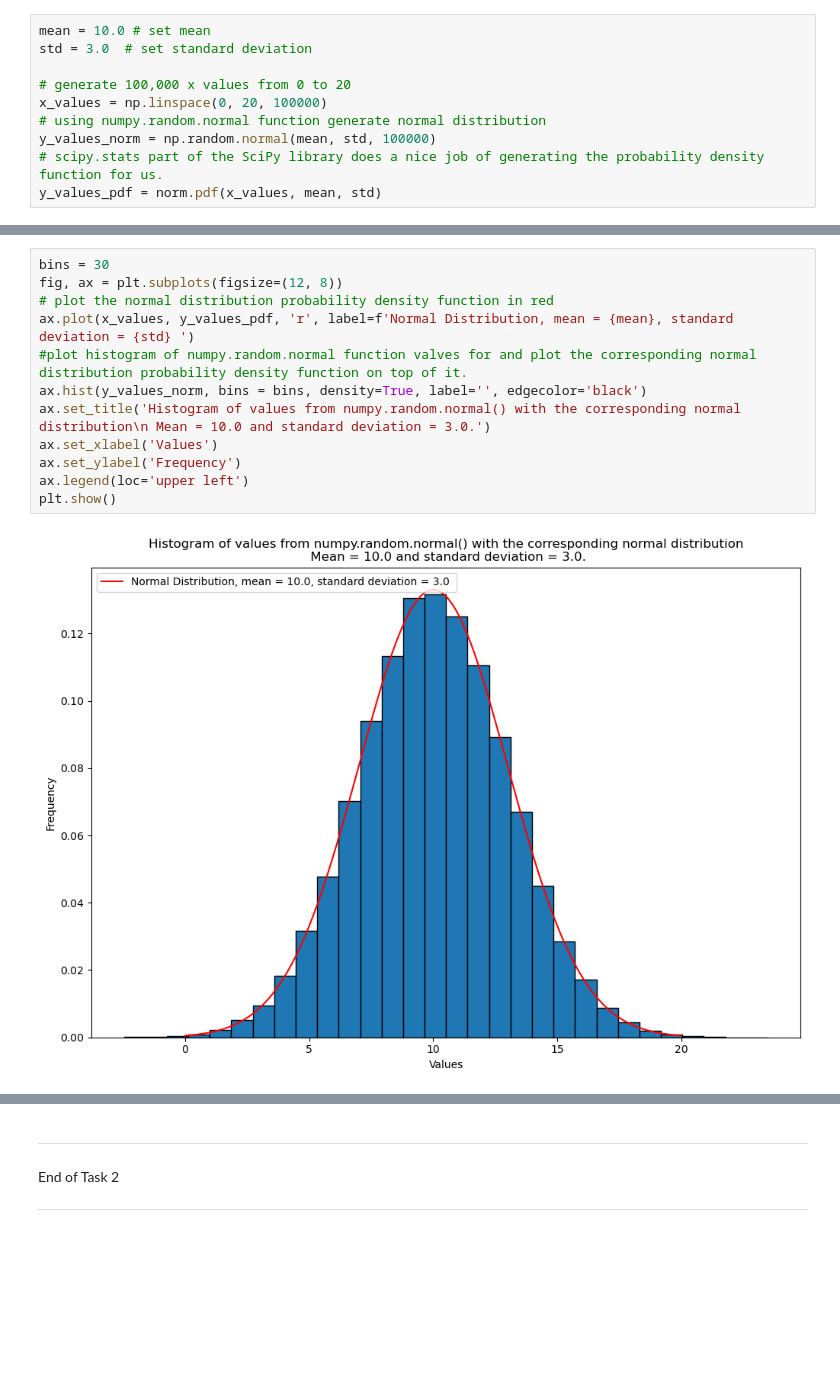
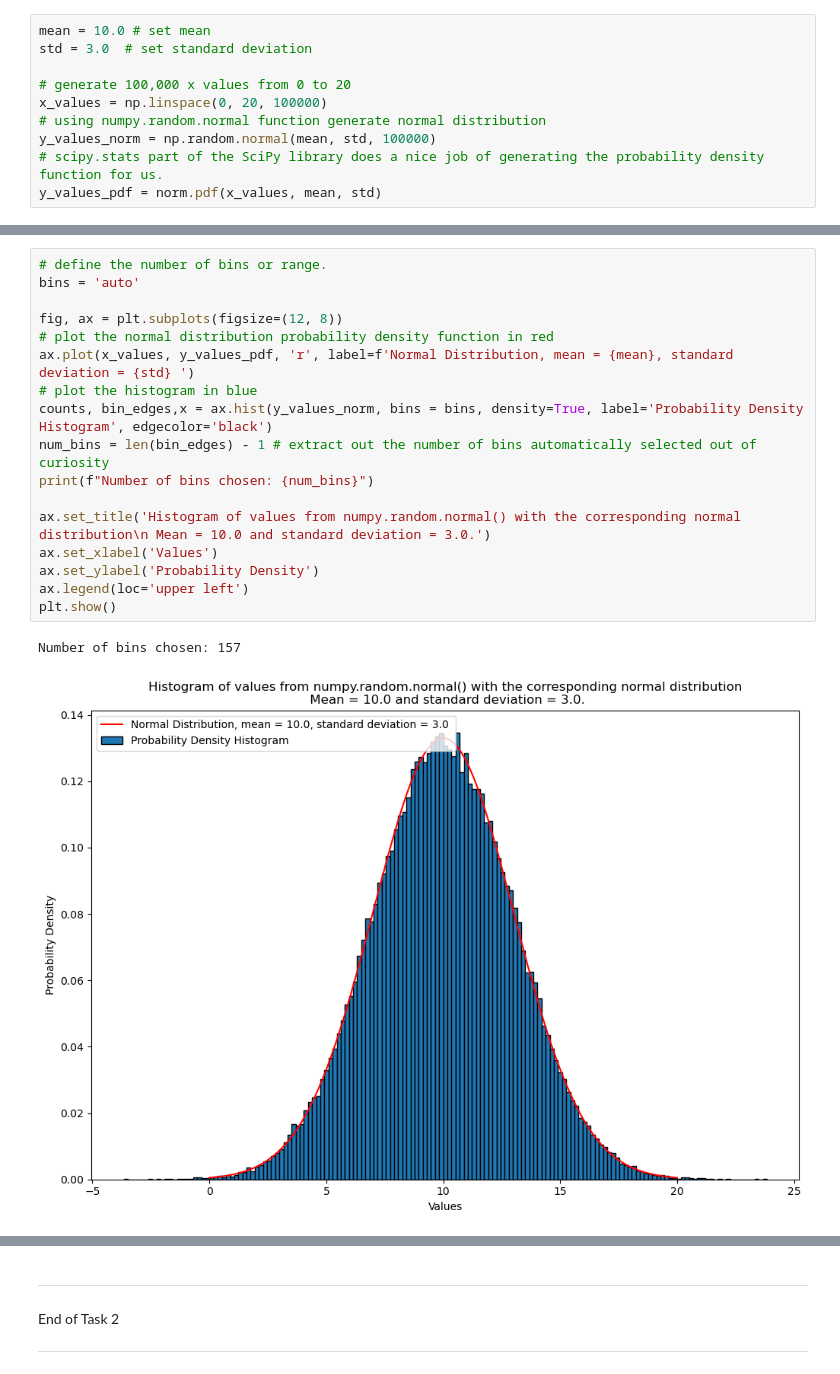
Before and after one commit to shanekeenan/applied_statistics, a Jupyter notebook: tasks.ipynb, the cells around one changed output, grey strips where cells are left out. Cells and saved outputs as stored; diff of their text form; blank space fills up the shorter version.

Commit message:
Tasks: Work on Task 2; normal distribution and task 3; t-test

```diff
--- a/tasks.ipynb
+++ b/tasks.ipynb
@@ -300,14 +315,20 @@ Plot histogram
 # %%
-bins = 30
+# define the number of bins or range.
+bins = 'auto'
+
 fig, ax = plt.subplots(figsize=(12, 8))
 # plot the normal distribution probability density function in red
 ax.plot(x_values, y_values_pdf, 'r', label=f'Normal Distribution, mean = {mean}, standard deviation = {std} ')
-#plot histogram of numpy.random.normal function valves for and plot the corresponding normal distribution probability density function on top of it.
-ax.hist(y_values_norm, bins = bins, density=True, label='', edgecolor='black')
+# plot the histogram in blue
+counts, bin_edges,x = ax.hist(y_values_norm, bins = bins, density=True, label='Probability Density Histogram', edgecolor='black')
+num_bins = len(bin_edges) - 1 # extract out the number of bins automatically selected out of curiosity
+print(f"Number of bins chosen: {num_bins}")
+
 ax.set_title('Histogram of values from numpy.random.normal() with the corresponding normal distribution\n Mean = 10.0 and standard deviation = 3.0.')
 ax.set_xlabel('Values')
-ax.set_ylabel('Frequency')
+ax.set_ylabel('Probability Density')
 ax.legend(loc='upper left')
 plt.show()
 # %% [output]
+Number of bins chosen: 157
-[figure, old version]
+[figure, new version]
```
Also changed, not shown: parts of 25 cells of this notebook, 5 other files.
